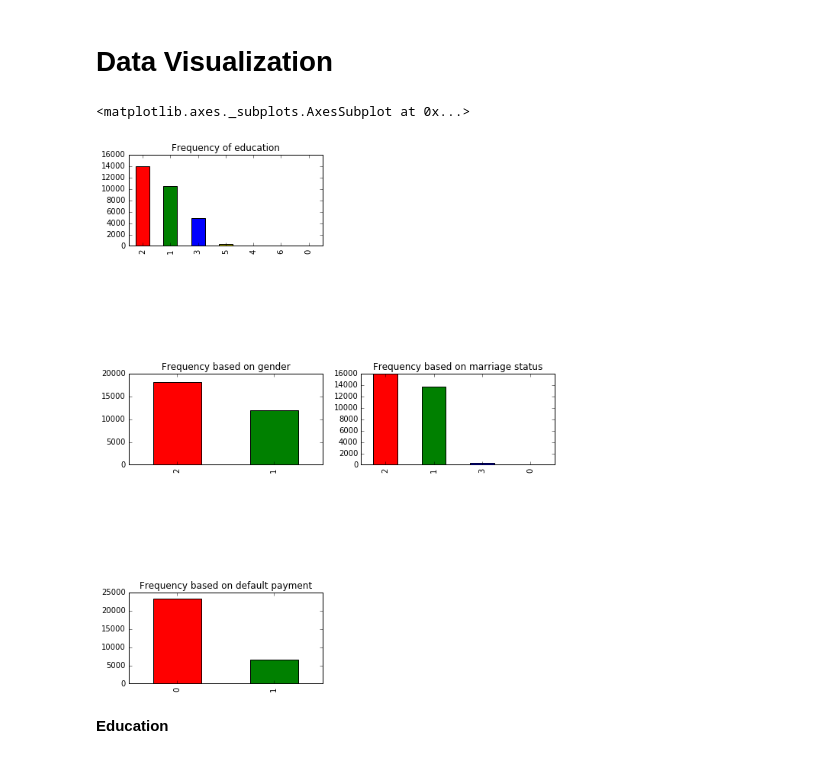
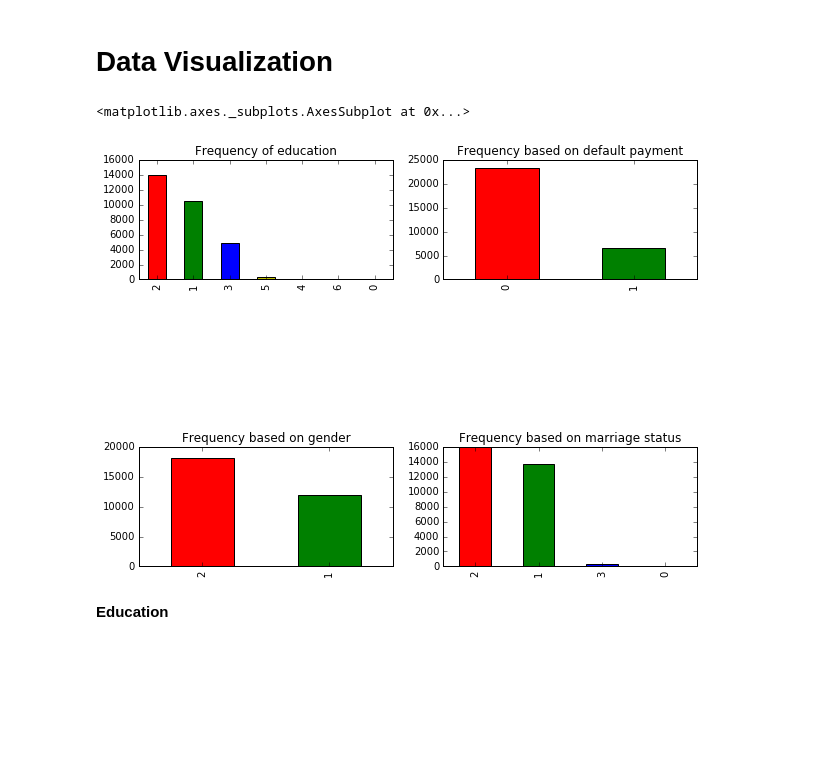
Before and after one commit to ariffyasri/DataScience, a Jupyter notebook: Default_of_Credit_Card_Client/Untitled.ipynb, the cells around one changed output. Drawn from its saved outputs; the diff is of its cells as text; code cells hidden in the pictures; blank space fills up the shorter version.

```diff
--- a/Default_of_Credit_Card_Client/Untitled.ipynb
+++ b/Default_of_Credit_Card_Client/Untitled.ipynb
@@ -225,35 +225,35 @@ fig = plt.figure(figsize=fizsize_with_subplots)
 fig_dims =(6,2)
 colors = 'rgbymck'
 
 # EDUCATION
 plt.subplot2grid(fig_dims, (0, 0))
 file_add_var['EDUCATION'].value_counts().plot(kind='bar',title='Frequency of education', color=colors)
 
 #AGE GROUP
 #plt.subplot2grid(fig_dims, (0, 1))
 #file_add_var['AGE_GROUP'].value_counts().plot(kind='bar',title='Frequency based on age group', color=colors)
 
 #SEX
 plt.subplot2grid(fig_dims, (2, 0))
 file_add_var['SEX'].value_counts().plot(kind='bar',title='Frequency based on gender', color = colors)
 
 #MARRIAGE STATUS
 plt.subplot2grid(fig_dims, (2, 1))
 file_add_var['MARRIAGE'].value_counts().plot(kind='bar',title='Frequency based on marriage status', color = colors)
 
 #DEFAULT PAYMENT
-plt.subplot2grid(fig_dims, (4, 0))
+plt.subplot2grid(fig_dims, (0, 1))
 file_add_var['default_payment'].value_counts().plot(kind='bar',title='Frequency based on default payment', color = colors)
 
 #http://stackoverflow.com/questions/18973404/setting-different-bar-color-in-matplotlib-python
 #http://matplotlib.org/users/text_intro.html
 #https://www.analyticsvidhya.com/blog/2015/05/data-visualization-python/
 #http://pbpython.com/simple-graphing-pandas.html
 #https://www.dataquest.io/blog/python-data-visualization-libraries/
 #http://nbviewer.jupyter.org/github/donnemartin/data-science-ipython-notebooks/blob/master/kaggle/titanic.ipynb
 # %% [output]
 <matplotlib.axes._subplots.AxesSubplot at 0x...>
-[figure, old version]
+[figure, new version]
 # %% [markdown]
 <b>Education</b>
 # %% [markdown]
```
Also changed, not shown: parts of 2 cells of this notebook.
